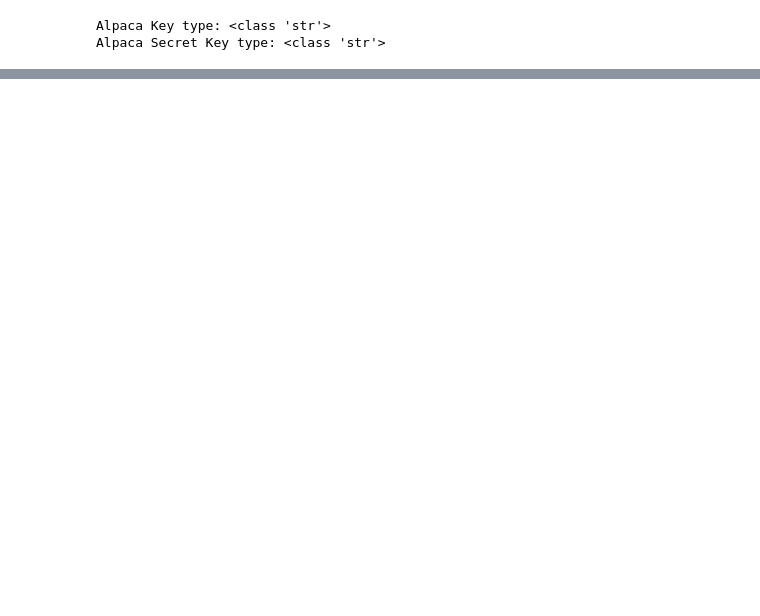
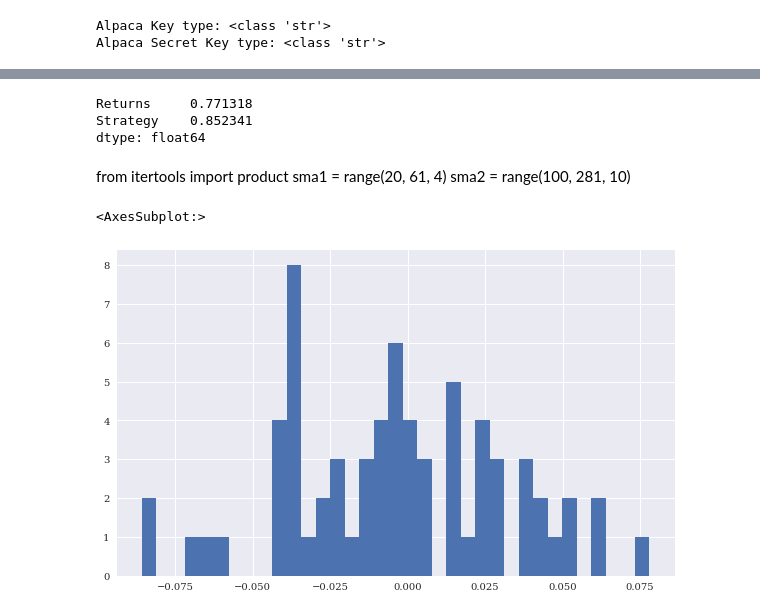
Before and after one commit to MuayThaiLegz/financial_solutions, a Jupyter notebook: cypto_stock_api_data.ipynb, the cells around one changed output, grey strips where cells are left out. Drawn from its saved outputs; the diff is of its cells as text; code cells hidden in the pictures; blank space fills up the shorter version.

```diff
--- a/cypto_stock_api_data.ipynb
+++ b/cypto_stock_api_data.ipynb
@@ -618,0 +766,36 @@ watt_df[['cumret', 'cummax']].dropna().plot(figsize=(15,7))
+# %%
+"""
+Vectorized Backtesting:
+
+Vectorized backtesting is implemented as follows. First, the log returns are caculated.
+Then the positionings, represented as +1 or -1, are multiplied by the relavant log return.
+This simple calculation is possible since a long position earns the return of the stock and short the negative.
+Finally the log returns for the stock and the algo trading strategy based on SMAs need to be added up
+and the exponential function applied to arrive at the performance values.
+"""
+#clean_data['Returns'] = np.log(mro_data['MRO'] / mro_data['MRO'].shift(1))
+
+clean_data['Strategy'] = clean_data['Position'].shift(1) * clean_data['Returns']
+
+clean_data.dropna(inplace=True)
+
+#mro_data = mro_data[mro_data.replace([np.inf, -np.inf], np.nan).notnull().all(axis=1)]  # .astype(np.float64) ?
+
+#mro_data['AnSTD'] = mro_data['MRO'].std() * np.sqrt(252)
+
+np.exp(clean_data[['Returns','Strategy']].sum())
+# %% [output]
+Returns     0.771318
+Strategy    0.852341
+dtype: float64
+# %% [markdown]
+from itertools import product
+sma1 = range(20, 61, 4)
+sma2 = range(100, 281, 10)
+# %%
+clean_data['direction'] = np.sign(clean_data['Returns']).astype(int)
+# %%
+clean_data['Returns'].hist(bins=35,figsize=(10, 6))
+# %% [output]
+<AxesSubplot:>
+[figure, added]
```
Also changed, not shown: parts of 102 cells of this notebook.
